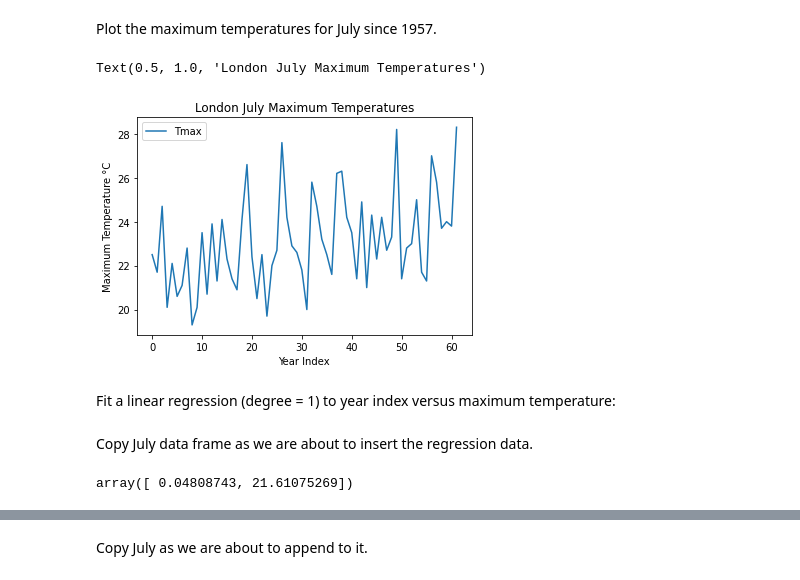
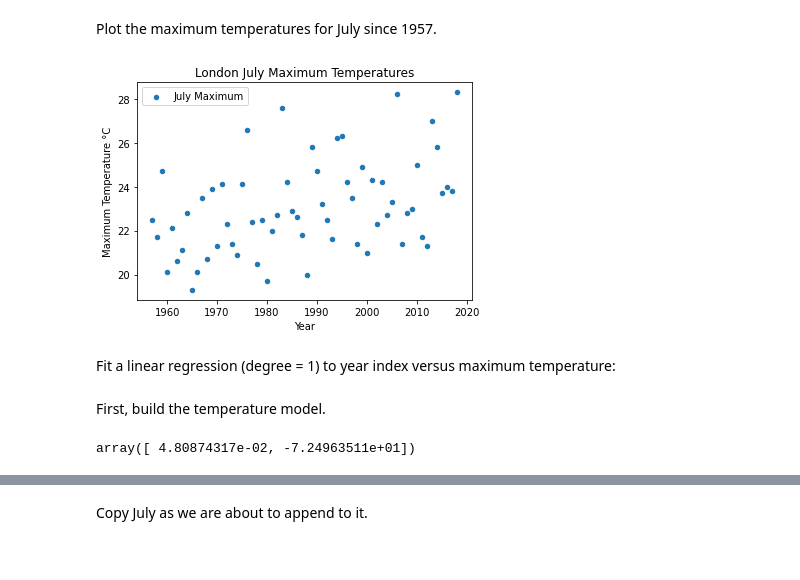
Before and after one commit to frankhjung/jupyter-examples, a Jupyter notebook: linear_regression_numpy.ipynb, the cells around one changed output, grey strips where cells are left out. Drawn from its saved outputs; the diff is of its cells as text; code cells hidden in the pictures.

Commit message:
update plots and predictions

```diff
--- a/linear_regression_numpy.ipynb
+++ b/linear_regression_numpy.ipynb
@@ -42,6 +42,6 @@ weather
 Get a subset of the data, namely just the month of July:
 # %%
 # summer month in London is July
-july = weather.query('Month == 7')
+july = weather.query('Month == 7').loc[:, ['Year', 'Tmax', 'Tmin']]
 july
 # %% [output]
@@ -63,3 +60,0 @@ Add a year index to the July dataframe. We will use this index for the maximum t
-# %%
-july.insert(0, 'Ix', range(0, len(july)))
-july
@@ -80,23 +61,23 @@ july
 # %% [markdown]
 Plot the maximum temperatures for July since 1957.
 # %%
-ax = july.plot(x='Ix', y='Tmax')
-ax.set_xlabel('Year Index')
+ax = july.plot(x='Year', y='Tmax', label='July Maximum', kind='scatter')
+ax.set_xlabel('Year')
 ax.set_ylabel('Maximum Temperature °C')
 ax.set_title('London July Maximum Temperatures')
+plt.show()
 # %% [output]
-Text(0.5, 1.0, 'London July Maximum Temperatures')
-[figure, old version]
+[figure, new version]
 # %% [markdown]
 Fit a linear regression (degree = 1) to year index versus maximum temperature:
-# %% [markdown]
-Copy July data frame as we are about to insert the regression data.
+# %% [markdown]
+First, build the temperature model.
 # %%
 # least squares polynomial fit (returns polynomial coefficients)
-pc = np.polyfit(x = july['Ix'], y = july['Tmax'], deg = 1)
+pc = np.polyfit(x = july['Year'], y = july['Tmax'], deg = 1)
 pc
 # %% [output]
-array([ 0.04808743, 21.61075269])
+array([ 4.80874317e-02, -7.24963511e+01])
 # %%
 # convert to pandas 1-dimensional polynomial so we can fit to dataframe
 f = np.poly1d(pc)
```
Also changed, not shown: parts of 16 cells of this notebook, 1 other file.
